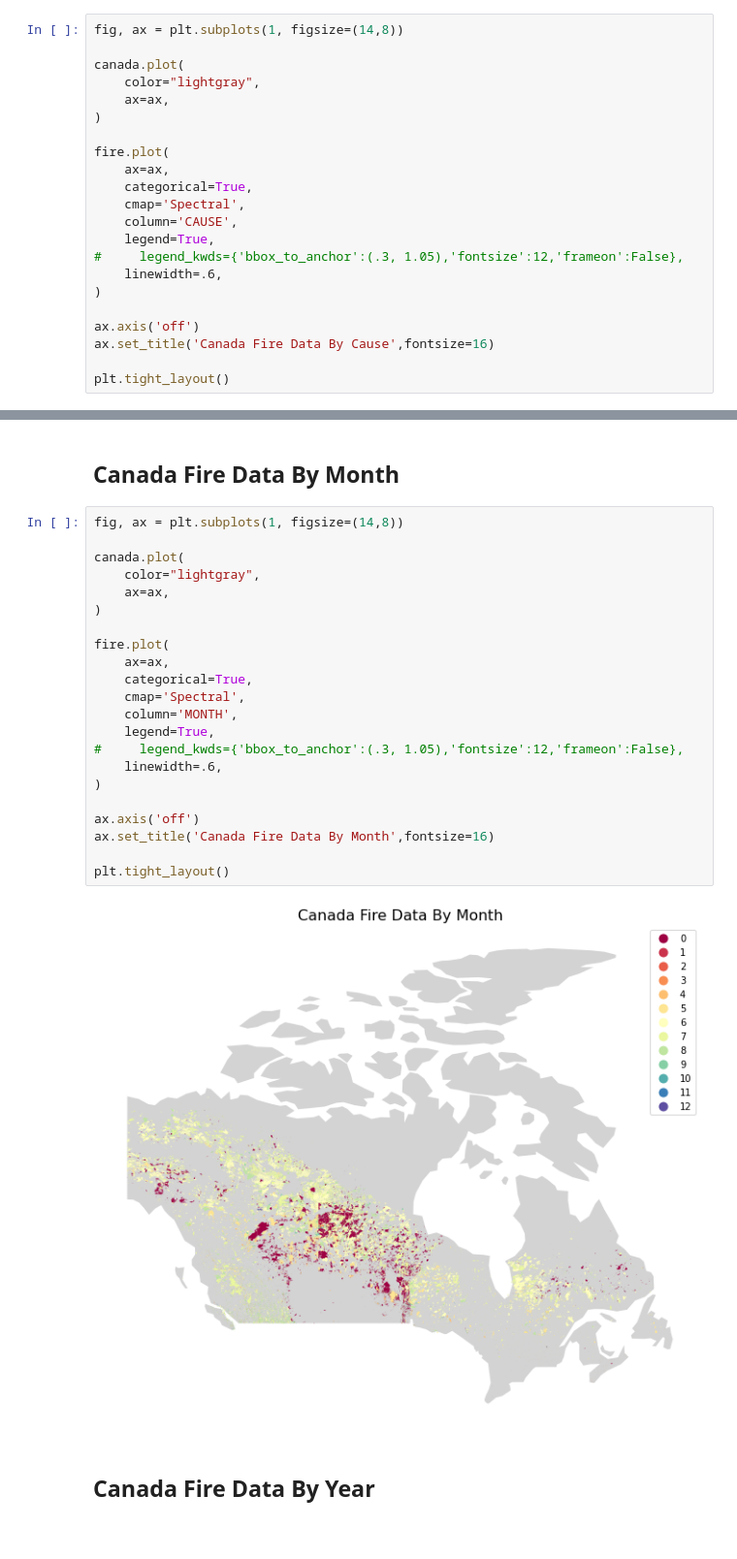
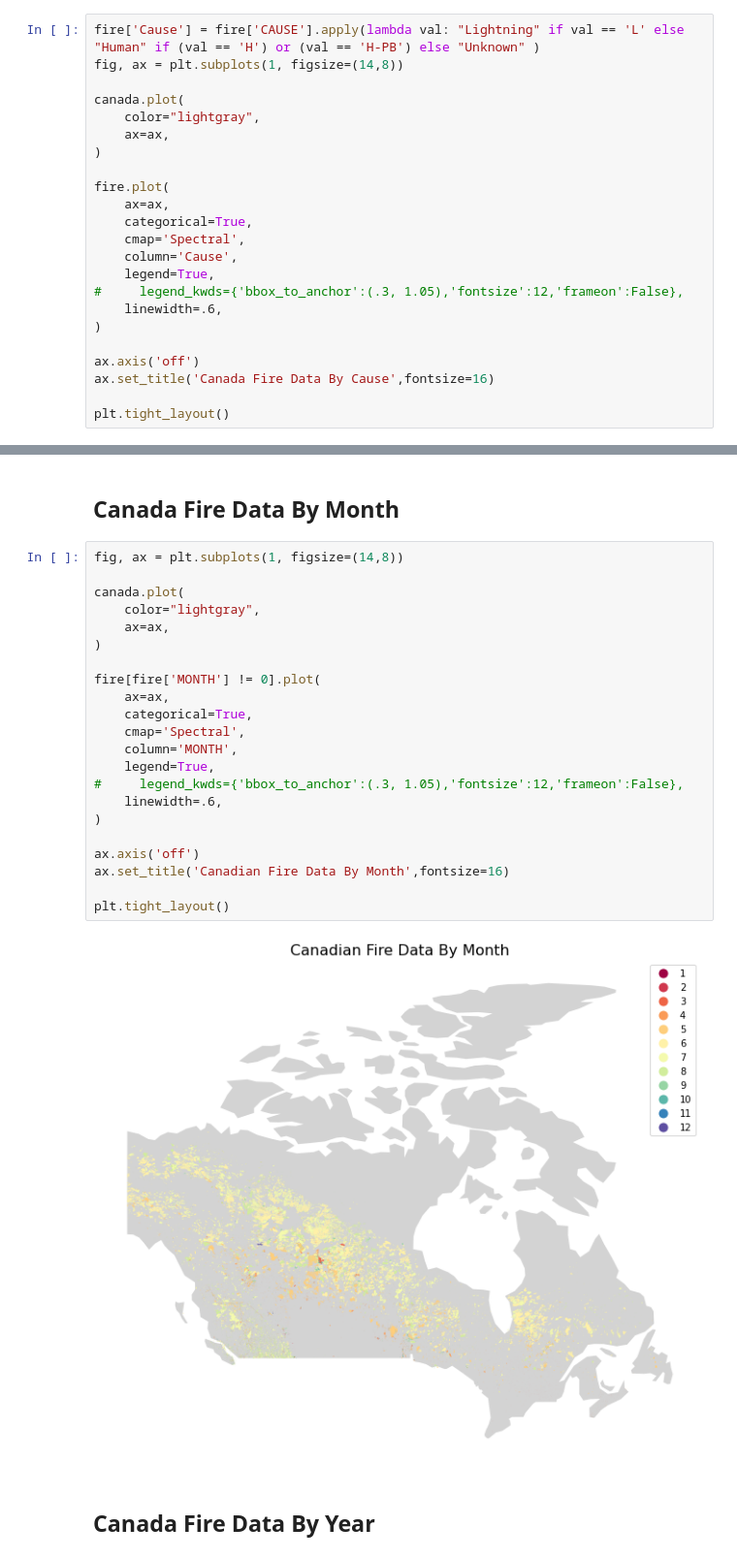
Before and after one commit to Forest-Fire-Research/fire, a Jupyter notebook: EDA_fire_initial_data.ipynb, the cells around one changed output, grey strips where cells are left out. Shown: that part at 97% size. Drawn from its saved outputs; the diff is of its cells as text.

```diff
--- a/EDA_fire_initial_data.ipynb
+++ b/EDA_fire_initial_data.ipynb
@@ -59,6 +115,7 @@ del world
 # %% [markdown]
 ## Canada Fire Data By Cause
 # %%
+fire['Cause'] = fire['CAUSE'].apply(lambda val: "Lightning" if val == 'L' else "Human" if (val == 'H') or (val == 'H-PB') else "Unknown" )
 fig, ax = plt.subplots(1, figsize=(14,8))
 
 canada.plot(
@@ -70,7 +127,7 @@ fire.plot(
     ax=ax,
     categorical=True,
     cmap='Spectral',
-    column='CAUSE',
+    column='Cause',
     legend=True,
 #     legend_kwds={'bbox_to_anchor':(.3, 1.05),'fontsize':12,'frameon':False},
     linewidth=.6,
@@ -87,27 +144,27 @@ plt.tight_layout()
 # %%
 fig, ax = plt.subplots(1, figsize=(14,8))
 
 canada.plot(
     color="lightgray",
     ax=ax,
 )
 
-fire.plot(
+fire[fire['MONTH'] != 0].plot(
     ax=ax,
     categorical=True,
     cmap='Spectral',
     column='MONTH',
     legend=True,
 #     legend_kwds={'bbox_to_anchor':(.3, 1.05),'fontsize':12,'frameon':False},
     linewidth=.6,
 )
 
 ax.axis('off')
-ax.set_title('Canada Fire Data By Month',fontsize=16)
+ax.set_title('Canadian Fire Data By Month',fontsize=16)
 
 plt.tight_layout()
 # %% [output]
-[figure, old version]
+[figure, new version]
 # %% [markdown]
 ## Canada Fire Data By Year
 # %%
```
Also changed, not shown: parts of 9 cells of this notebook.
